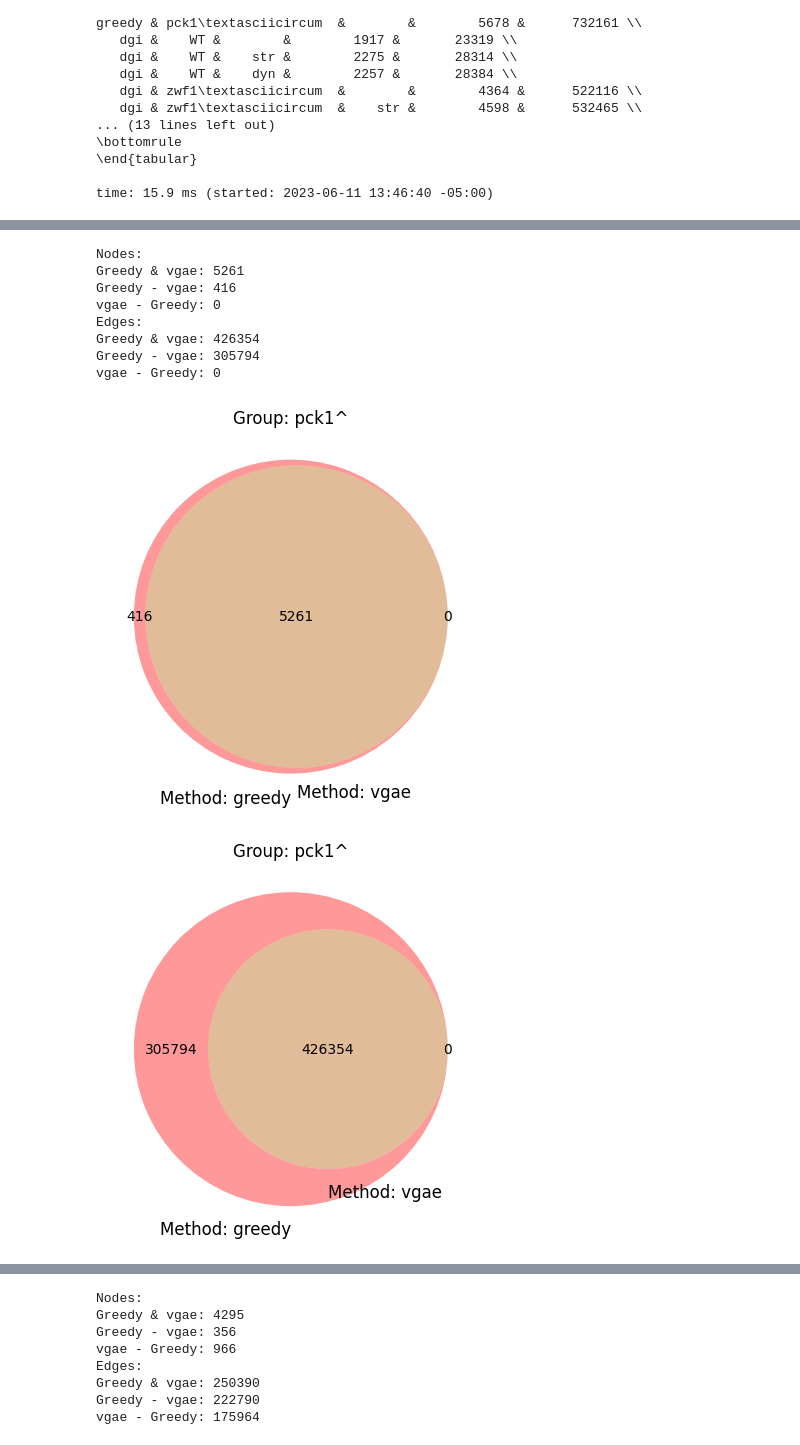
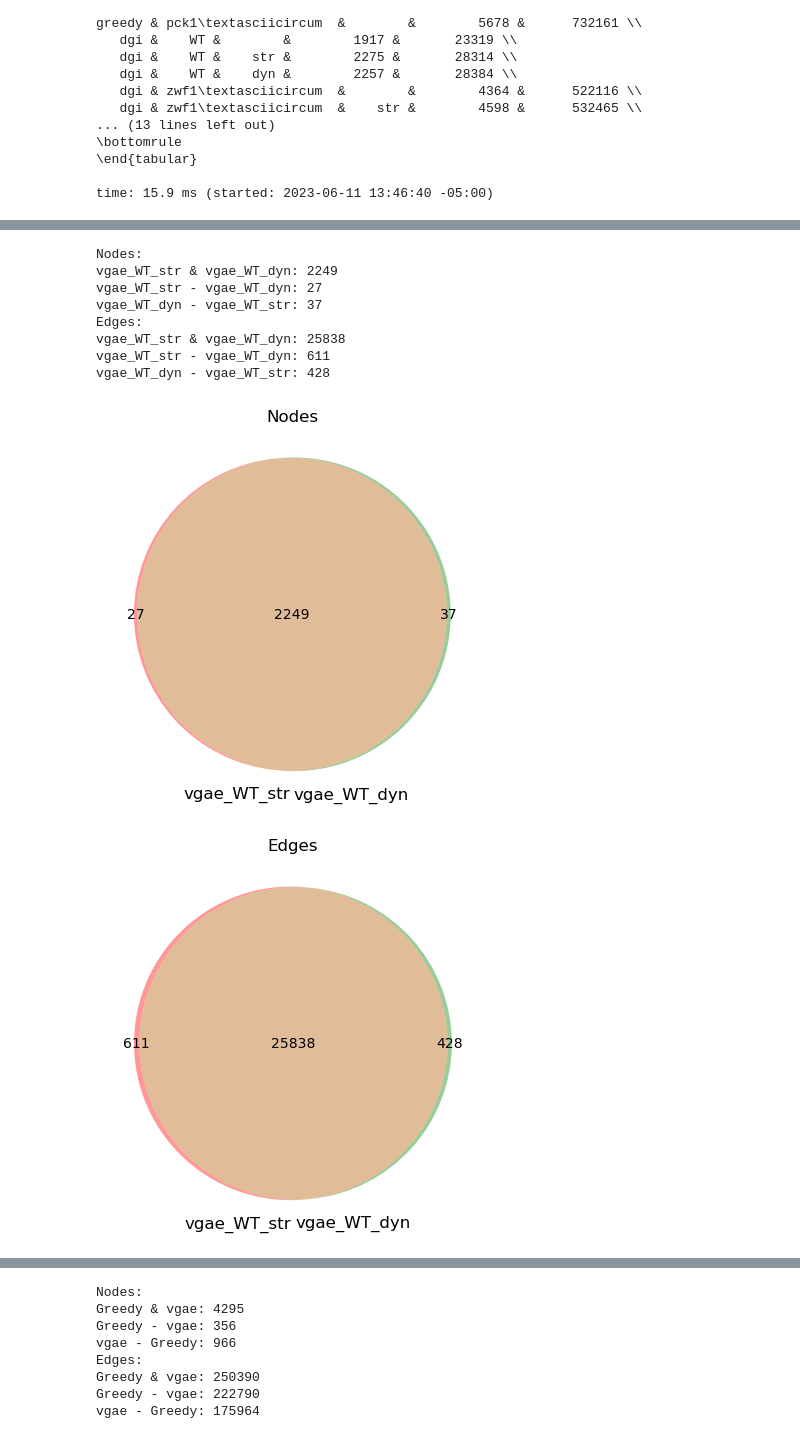
Before and after one commit to win7/GNN_Unsupervised, a Jupyter notebook: comparation.ipynb, the cells around one changed output, grey strips where cells are left out. Cells and saved outputs as stored; diff of their text form; code cells hidden in the pictures.

```diff
--- a/comparation.ipynb
+++ b/comparation.ipynb
@@ -170,7 +165,0 @@ df_input_detail
-# %%
-# GNN method STD
-df_edge_embeddings_join_filter_count_weight_std_avg = pd.read_csv("{}/output_edges/edges_filter_weight_std_avg/{}_{}_edge-filter-weight-std-avg_{}_{}.csv".format(dir, method, group[0], dimension, "L2"))
-df_edge_embeddings_join_filter_count_weight_std_avg
-
-G = nx.from_pandas_edgelist(df_edge_embeddings_join_filter_count_weight_std_avg, "source", "target", edge_attr=["weight"])
-graph_detail(G)
@@ -253,0 +168,12 @@ STD
+# %%
+exp = params["exp"]
+print("Exp:\t\t", exp)
+
+methods = ["vgae", "vgae"]
+print("Methods:\t", methods)
+
+groups = ["WT", "WT",]
+print("Groups:\t\t", groups)
+
+options = ["str", "dyn"]
+print("Options:\t", options)
@@ -253,0 +186,10 @@ STD
+# %%
+list_graphs = []
+for k in range(len(groups)):
+    df_edges = pd.read_csv("output/{}/common_edges/common_edges_{}_{}_{}.csv".format(exp, methods[k], groups[k], options[k]),
+                            dtype={"source": "string", "target": "string"})
+    sort_edges(df_edges)
+    df_edges.rename(columns={"weight": "weight{}".format(k + 1)}, inplace=True)
+    G = nx.from_pandas_edgelist(df_edges, edge_attr=["weight{}".format(k + 1)])
+
+    list_graphs.append(G)
@@ -254,21 +198,25 @@ STD
 # %%
-common_nodes_edges = get_common_nodes_edges(G11_, G, "Greedy", method)
+common_nodes_edges = get_common_nodes_edges(list_graphs[0], list_graphs[1],
+                                            "{}_{}_{}".format(methods[0], groups[0], options[0]),
+                                            "{}_{}_{}".format(methods[1], groups[1], options[1]))
 
-venn2(subsets = (len(common_nodes_edges[1][0]), len(common_nodes_edges[2][0]), len(common_nodes_edges[0][0])), set_labels=("Method: greedy", "Method: {}".format(method)))
-plt.title("Group: {}".format(group[0]))
+venn2(subsets = (len(common_nodes_edges[1][0]), len(common_nodes_edges[2][0]), len(common_nodes_edges[0][0])),
+      set_labels=("{}_{}_{}".format(methods[0], groups[0], options[0]), "{}_{}_{}".format(methods[1], groups[1], options[1])))
+plt.title("Nodes")
 plt.show()
 
-venn2(subsets = (len(common_nodes_edges[1][1]), len(common_nodes_edges[2][1]), len(common_nodes_edges[0][1])), set_labels=("Method: greedy", "Method: {}".format(method)))
-plt.title("Group: {}".format(group[0]))
+venn2(subsets = (len(common_nodes_edges[1][1]), len(common_nodes_edges[2][1]), len(common_nodes_edges[0][1])),
+      set_labels=("{}_{}_{}".format(methods[0], groups[0], options[0]), "{}_{}_{}".format(methods[1], groups[1], options[1])))
+plt.title("Edges")
 plt.show()
 # %% [output]
 Nodes:
-Greedy & vgae: 5261
-Greedy - vgae: 416
-vgae - Greedy: 0
+vgae_WT_str & vgae_WT_dyn: 2249
+vgae_WT_str - vgae_WT_dyn: 27
+vgae_WT_dyn - vgae_WT_str: 37
 Edges:
-Greedy & vgae: 426354
-Greedy - vgae: 305794
-vgae - Greedy: 0
+vgae_WT_str & vgae_WT_dyn: 25838
+vgae_WT_str - vgae_WT_dyn: 611
+vgae_WT_dyn - vgae_WT_str: 428
-[figure, old version]
+[figure, new version]
-[figure, old version]
+[figure, new version]
```
Also changed, not shown: parts of 20 cells of this notebook, 2 other files.
